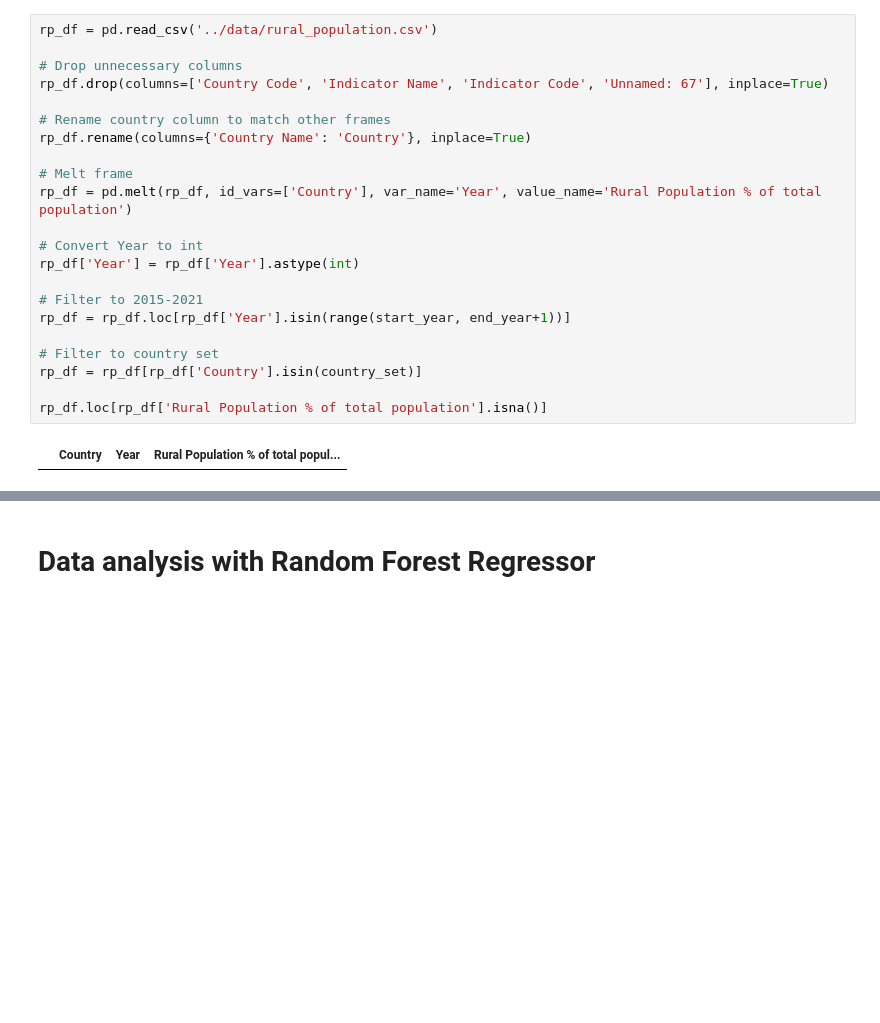
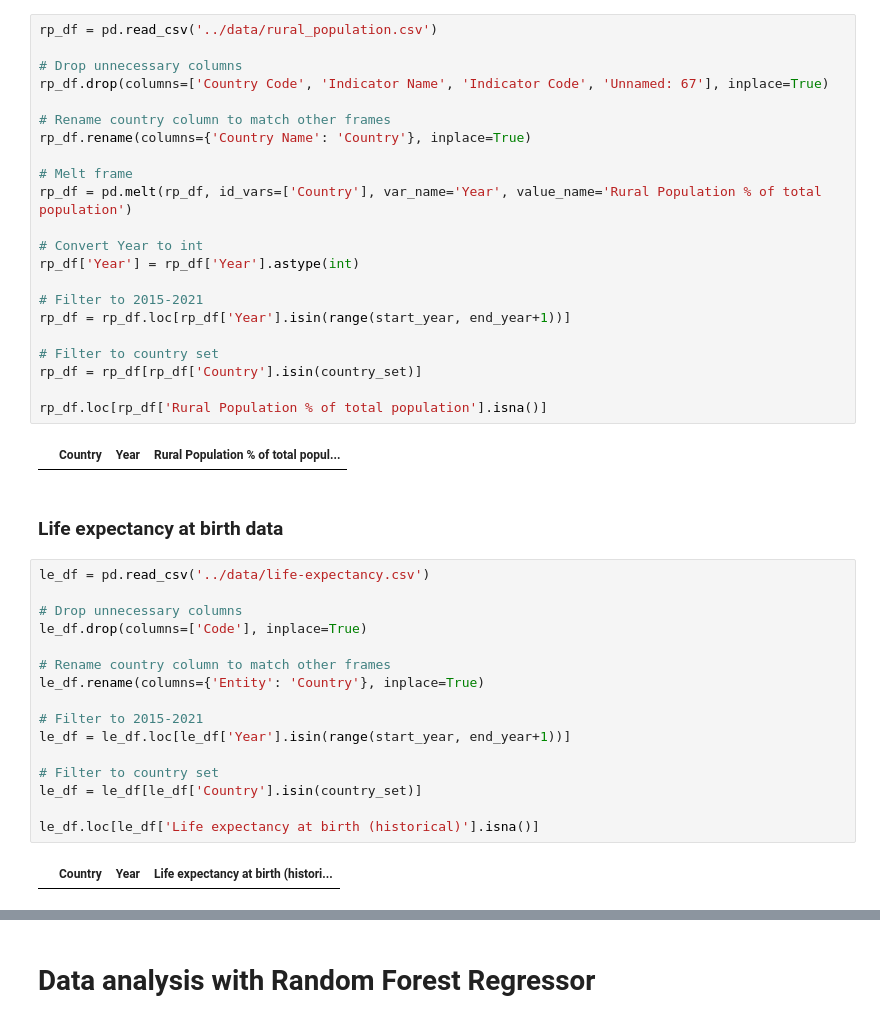
Before and after one commit to thirdcoffee/predicting-world-happiness, a Jupyter notebook: notebooks/predictor.ipynb, the cells around one changed output, grey strips where cells are left out. Saved outputs shown, nothing was run; the diff lists cells and outputs as text; blank space fills up the shorter version.

```diff
--- a/notebooks/predictor.ipynb
+++ b/notebooks/predictor.ipynb
@@ -275,3 +275,23 @@ rp_df = rp_df[rp_df['Country'].isin(country_set)]
 rp_df.loc[rp_df['Rural Population % of total population'].isna()]
 # %% [output]
 |  | Country | Year | Rural Population % of total popul... |
+# %% [markdown]
+### Life expectancy at birth data
+# %%
+le_df = pd.read_csv('../data/life-expectancy.csv')
+
+# Drop unnecessary columns
+le_df.drop(columns=['Code'], inplace=True)
+
+# Rename country column to match other frames
+le_df.rename(columns={'Entity': 'Country'}, inplace=True)
+
+# Filter to 2015-2021
+le_df = le_df.loc[le_df['Year'].isin(range(start_year, end_year+1))]
+
+# Filter to country set
+le_df = le_df[le_df['Country'].isin(country_set)]
+
+le_df.loc[le_df['Life expectancy at birth (historical)'].isna()]
+# %% [output]
+|  | Country | Year | Life expectancy at birth (histori... |
```
Also changed, not shown: parts of 9 cells of this notebook, 5 other files.
